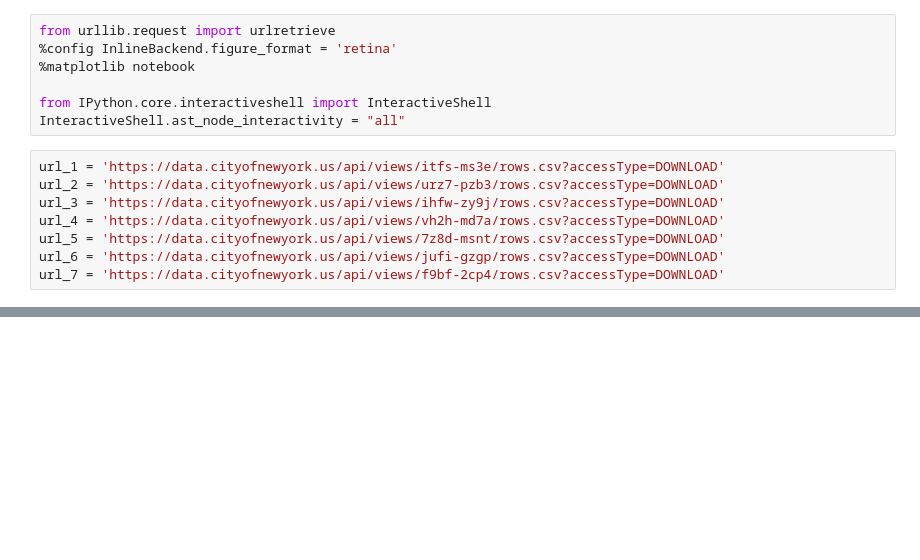
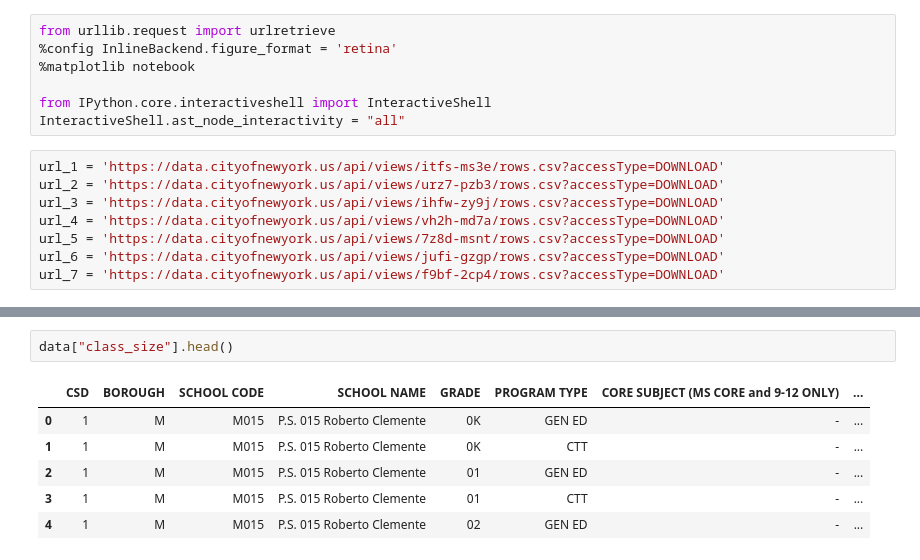
Before and after one commit to Nareshluthra/Project-NYCSat, a Jupyter notebook: my_project_25nov.ipynb, the cells around one changed output, grey strips where cells are left out. Drawn from its saved outputs; the diff is of its cells as text; blank space fills up the shorter version.

```diff
--- a/my_project_25nov.ipynb
+++ b/my_project_25nov.ipynb
@@ -100 +98,10 @@ urlretrieve (url_11 , 'data/hs_directory11.zip')
+# %%
+data["class_size"].head()
+# %% [output]
+|  | CSD | BOROUGH | SCHOOL CODE | SCHOOL NAME | GRADE | PROGRAM TYPE | CORE SUBJECT (MS CORE and 9-12 ONLY) | ... |
+| 0 | 1 | M | M015 | P.S. 015 Roberto Clemente | 0K | GEN ED | - | ... |
+| 1 | 1 | M | M015 | P.S. 015 Roberto Clemente | 0K | CTT | - | ... |
+| 2 | 1 | M | M015 | P.S. 015 Roberto Clemente | 01 | GEN ED | - | ... |
+| 3 | 1 | M | M015 | P.S. 015 Roberto Clemente | 01 | CTT | - | ... |
+| 4 | 1 | M | M015 | P.S. 015 Roberto Clemente | 02 | GEN ED | - | ... |
 # %%
```
Also changed, not shown: parts of 10 cells of this notebook, 2 other files.
